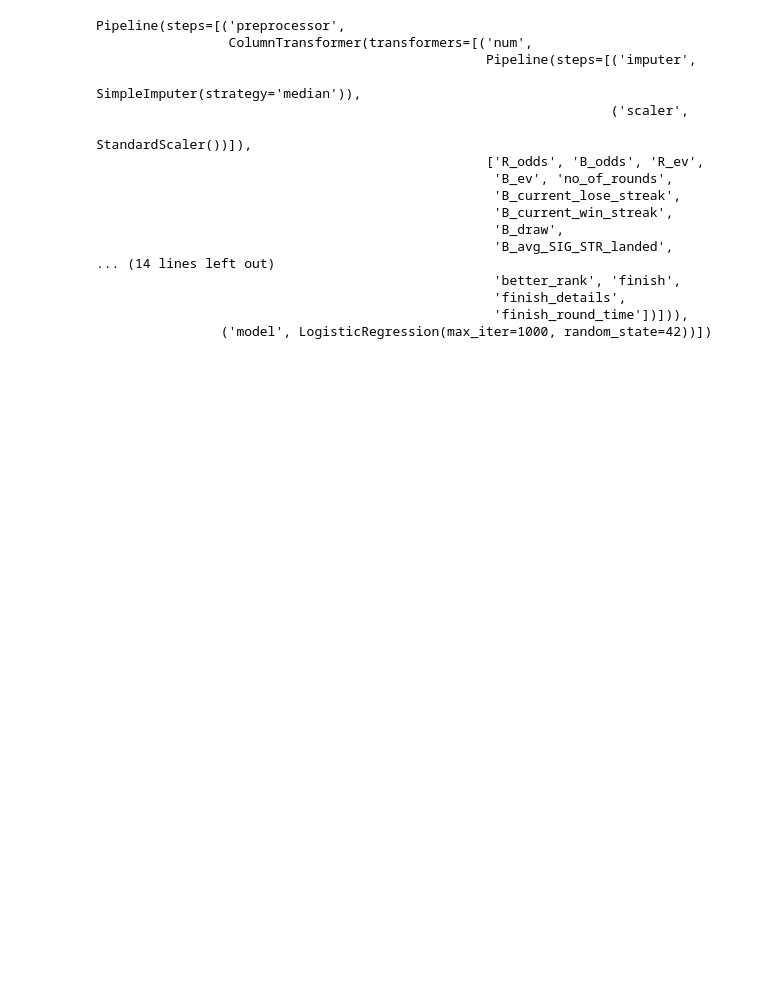
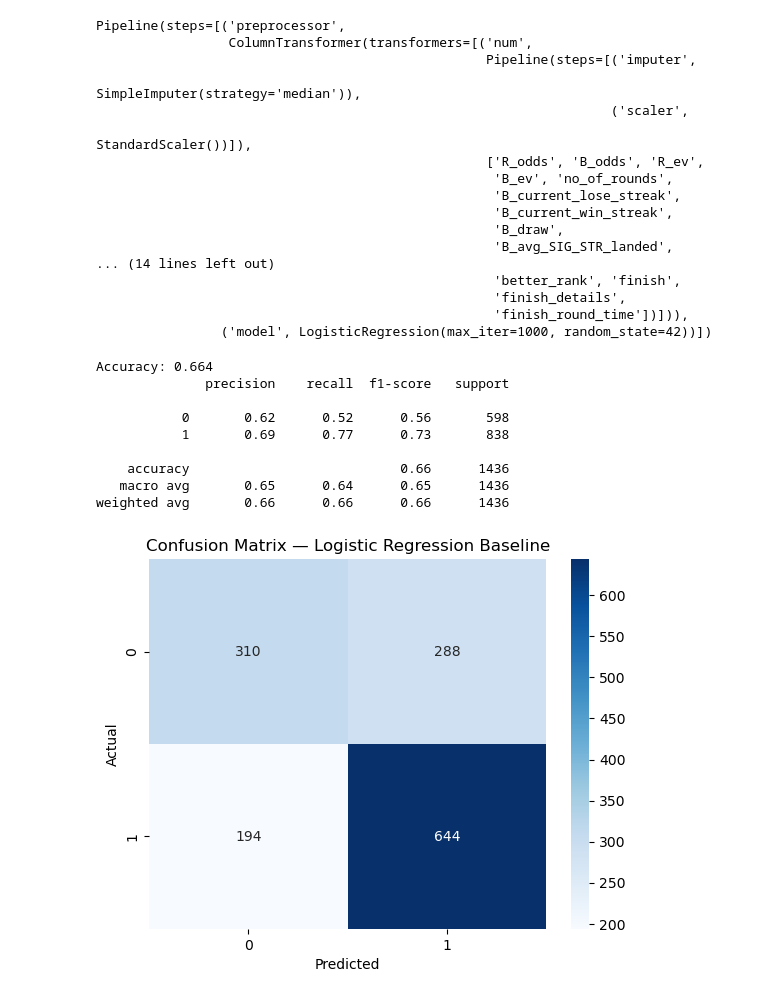
Before and after one commit to lucas23wong/UFC-Fight-Prediction, a Jupyter notebook: notebooks/03_baseline_model.ipynb, the cells around one changed output. Saved outputs shown, nothing was run; the diff lists cells and outputs as text; code cells hidden in the pictures; blank space fills up the shorter version.

Commit message:
baseline models

```diff
--- a/notebooks/03_baseline_model.ipynb
+++ b/notebooks/03_baseline_model.ipynb
@@ -82,3 +82,34 @@ Pipeline(steps=[('preprocessor',
                                                    'finish_details',
                                                    'finish_round_time'])])),
                 ('model', LogisticRegression(max_iter=1000, random_state=42))])
+# %%
+# Evaluate model
+
+from sklearn.metrics import accuracy_score, classification_report, confusion_matrix
+import seaborn as sns
+import matplotlib.pyplot as plt
+
+y_pred = pipeline.predict(X1_test)
+
+print(f"Accuracy: {accuracy_score(y1_test, y_pred):.3f}")
+print(classification_report(y1_test, y_pred))
+
+# Confusion matrix
+cm = confusion_matrix(y1_test, y_pred)
+fig, ax = plt.subplots()
+sns.heatmap(cm, annot=True, fmt='d', cmap='Blues', ax=ax)
+ax.set_xlabel('Predicted')
+ax.set_ylabel('Actual')
+ax.set_title('Confusion Matrix — Logistic Regression Baseline')
+plt.show()
+# %% [output]
+Accuracy: 0.664
+              precision    recall  f1-score   support
+
+           0       0.62      0.52      0.56       598
+           1       0.69      0.77      0.73       838
+
+    accuracy                           0.66      1436
+   macro avg       0.65      0.64      0.65      1436
+weighted avg       0.66      0.66      0.66      1436
+[figure, added]
```
